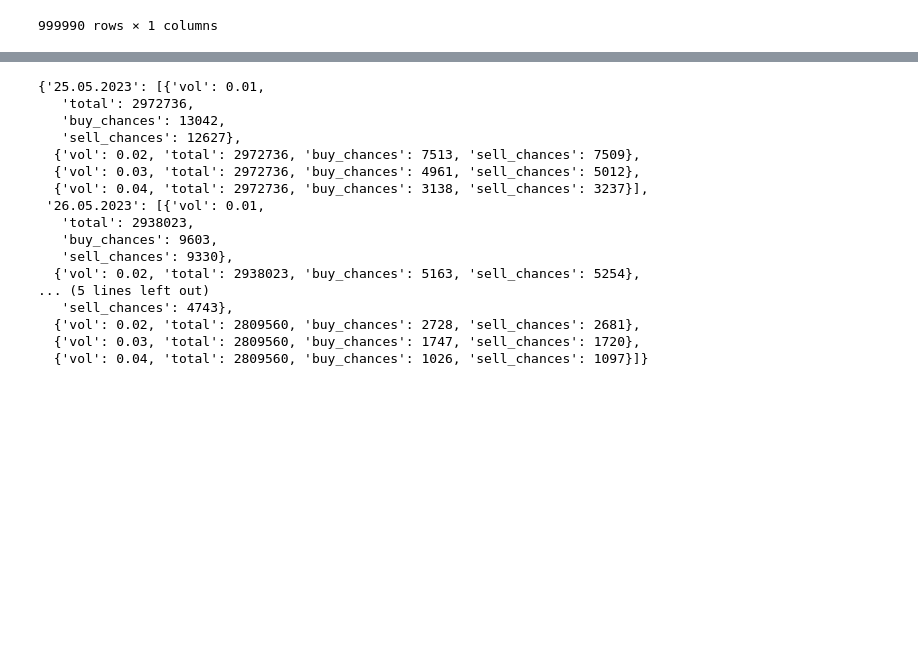
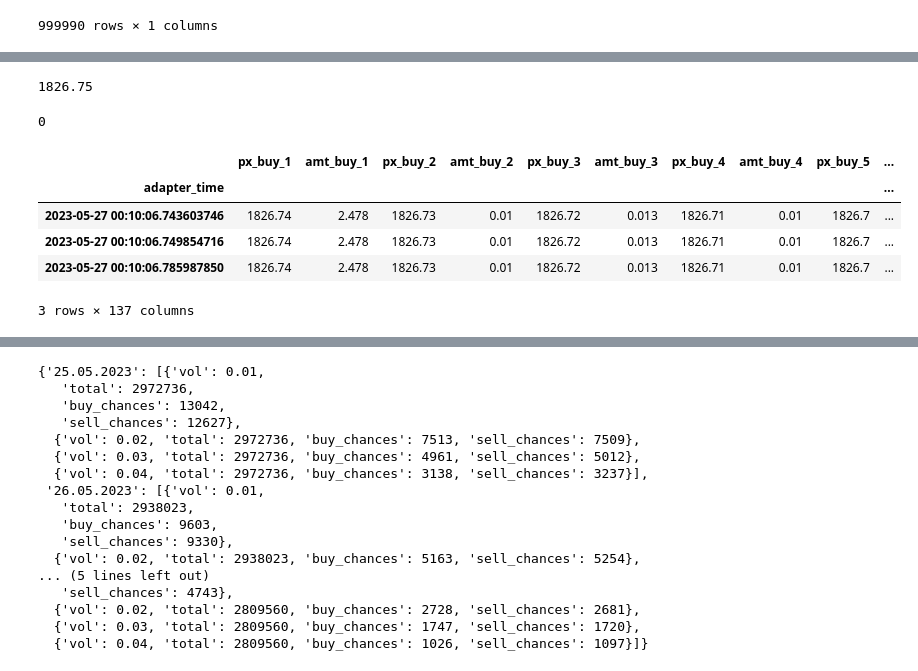
Before and after one commit to Arsenchius/TradingExperiments, a Jupyter notebook: notebooks/analysis.ipynb, the cells around one changed output, grey strips where cells are left out. Saved outputs shown, nothing was run; the diff lists cells and outputs as text; code cells hidden in the pictures; blank space fills up the shorter version.

Commit message:
analysis with time delay added

```diff
--- a/notebooks/analysis.ipynb
+++ b/notebooks/analysis.ipynb
@@ -196,3 +216,22 @@ chunk[["TruePrice"]]
+# %%
+specific_value = timestamp
+first_position = chunk.index.searchsorted(specific_value)
+chunk.iloc[first_position]
+# %% [output]
+1826.75
+# %%
+first_position
+# %% [output]
+0
+# %%
+chunk.iloc[108:111]
+# %% [output]
+|  | px_buy_1 | amt_buy_1 | px_buy_2 | amt_buy_2 | px_buy_3 | amt_buy_3 | px_buy_4 | amt_buy_4 | px_buy_5 | ... |
+| adapter_time |  |  |  |  |  |  |  |  |  | ... |
+| 2023-05-27 00:10:06.743603746 | 1826.74 | 2.478 | 1826.73 | 0.01 | 1826.72 | 0.013 | 1826.71 | 0.01 | 1826.7 | ... |
+| 2023-05-27 00:10:06.749854716 | 1826.74 | 2.478 | 1826.73 | 0.01 | 1826.72 | 0.013 | 1826.71 | 0.01 | 1826.7 | ... |
+| 2023-05-27 00:10:06.785987850 | 1826.74 | 2.478 | 1826.73 | 0.01 | 1826.72 | 0.013 | 1826.71 | 0.01 | 1826.7 | ... |
+3 rows × 137 columns
 # %%
 import datetime
 for index, row in chunk.iterrows():
```
Also changed, not shown: parts of 7 cells of this notebook, 14 other files.
